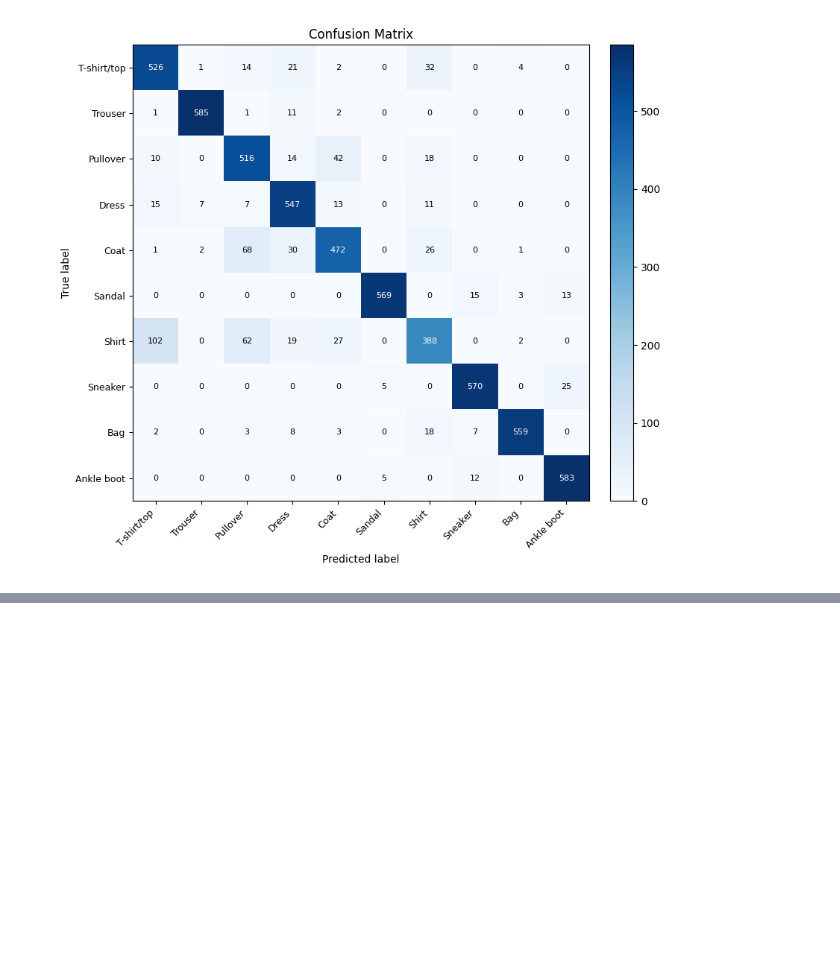
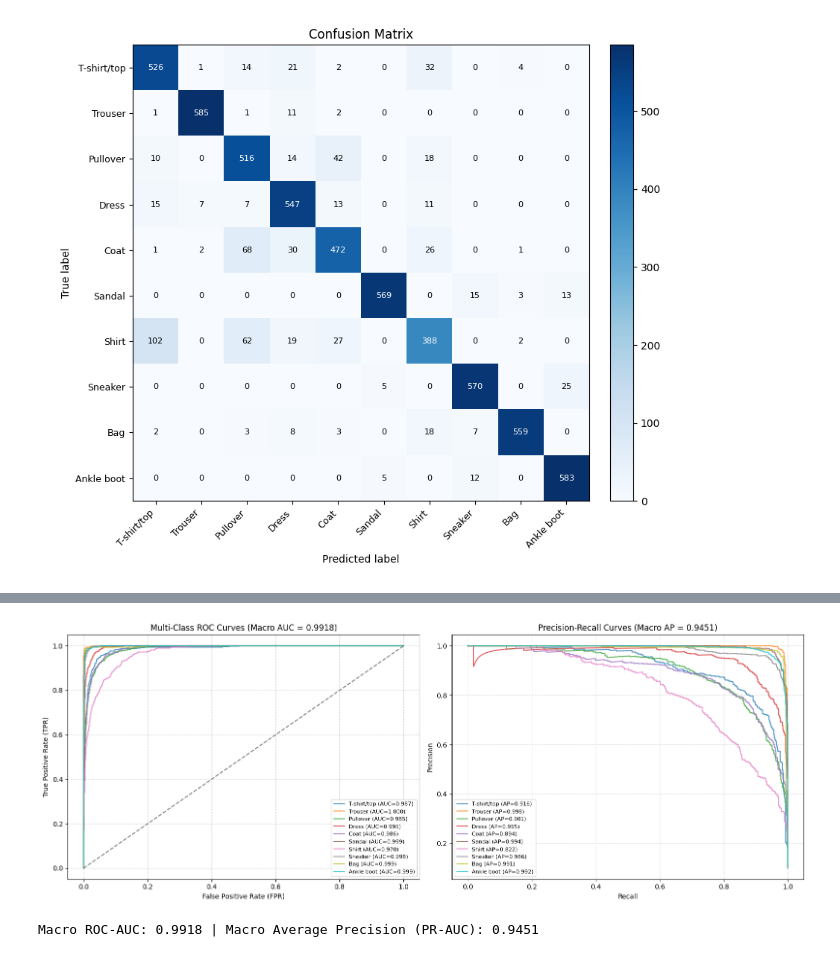
Before and after one commit to pptthu/Lab-DL, a Jupyter notebook: labs/lab1/notebook/lab1_presentation.ipynb, the cells around one changed output, grey strips where cells are left out. Saved outputs shown, nothing was run; the diff lists cells and outputs as text; code cells hidden in the pictures; blank space fills up the shorter version.

Commit message:
lab1/notebook: upgrade presentation with pipeline flowchart, classification report, ROC/PR curves, and latency profiling

```diff
--- a/labs/lab1/notebook/lab1_presentation.ipynb
+++ b/labs/lab1/notebook/lab1_presentation.ipynb
@@ -311,0 +321,58 @@ print(f"========================================================")
+# %%
+from sklearn.metrics import roc_curve, auc, precision_recall_curve, average_precision_score
+from sklearn.preprocessing import label_binarize
+
+# Collect all prediction probabilities and true targets on validation set
+all_probas = []
+all_targets = []
+best_model.eval()
+with torch.no_grad():
+    for x_b, y_b in val_loader:
+        logits = best_model(x_b.to(device))
+        probs = torch.softmax(logits, dim=1).cpu().numpy()
+        all_probas.append(probs)
+        all_targets.append(y_b.numpy())
+
+all_probas = np.vstack(all_probas)
+all_targets = np.concatenate(all_targets)
+y_bin = label_binarize(all_targets, classes=list(range(10)))
+
+fig, (ax_roc, ax_pr) = plt.subplots(1, 2, figsize=(16, 6))
+
+# 1. ROC Curves
+roc_aucs = []
+for i in range(10):
+    fpr, tpr, _ = roc_curve(y_bin[:, i], all_probas[:, i])
+    score = auc(fpr, tpr)
+    roc_aucs.append(score)
+    ax_roc.plot(fpr, tpr, label=f"{CLASS_NAMES[i]} (AUC={score:.3f})", alpha=0.75)
+
+macro_roc_auc = float(np.mean(roc_aucs))
+ax_roc.plot([0, 1], [0, 1], 'k--', alpha=0.5)
+ax_roc.set_title(f"Multi-Class ROC Curves (Macro AUC = {macro_roc_auc:.4f})", fontsize=12)
+ax_roc.set_xlabel("False Positive Rate (FPR)", fontsize=10)
+ax_roc.set_ylabel("True Positive Rate (TPR)", fontsize=10)
+ax_roc.legend(fontsize=8, loc="lower right")
+ax_roc.grid(True, linestyle="--", alpha=0.5)
+
+# 2. Precision-Recall Curves
+ap_scores = []
+for i in range(10):
+    prec, rec, _ = precision_recall_curve(y_bin[:, i], all_probas[:, i])
+    score = average_precision_score(y_bin[:, i], all_probas[:, i])
+    ap_scores.append(score)
+    ax_pr.plot(rec, prec, label=f"{CLASS_NAMES[i]} (AP={score:.3f})", alpha=0.75)
+
+macro_ap = float(np.mean(ap_scores))
+ax_pr.set_title(f"Precision-Recall Curves (Macro AP = {macro_ap:.4f})", fontsize=12)
+ax_pr.set_xlabel("Recall", fontsize=10)
+ax_pr.set_ylabel("Precision", fontsize=10)
+ax_pr.legend(fontsize=8, loc="lower left")
+ax_pr.grid(True, linestyle="--", alpha=0.5)
+
+plt.tight_layout()
+plt.show()
+print(f"Macro ROC-AUC: {macro_roc_auc:.4f} | Macro Average Precision (PR-AUC): {macro_ap:.4f}")
+# %% [output]
+[figure, added]
+Macro ROC-AUC: 0.9918 | Macro Average Precision (PR-AUC): 0.9451
```
Also changed, not shown: parts of 14 cells of this notebook.
